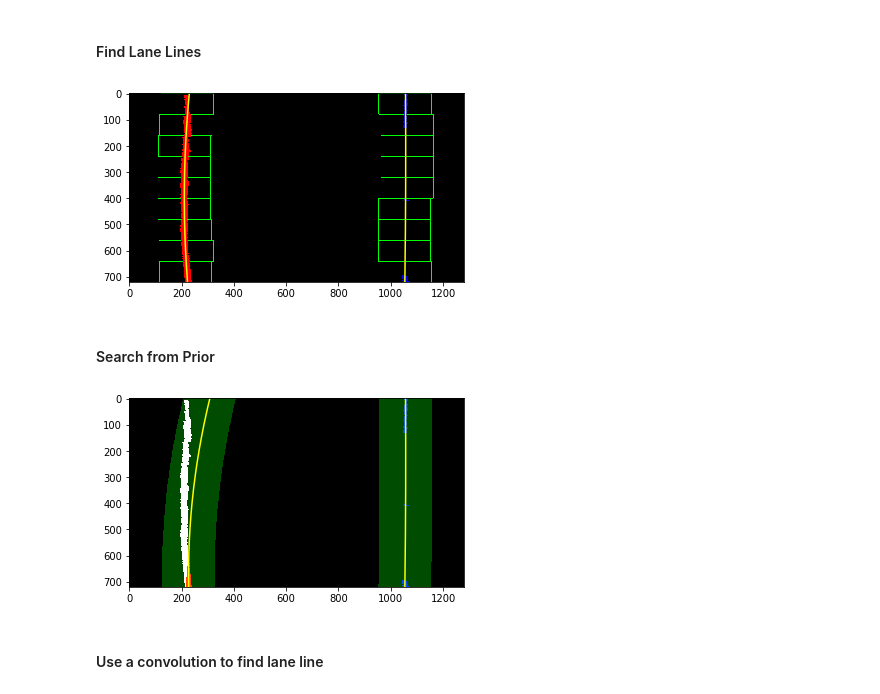
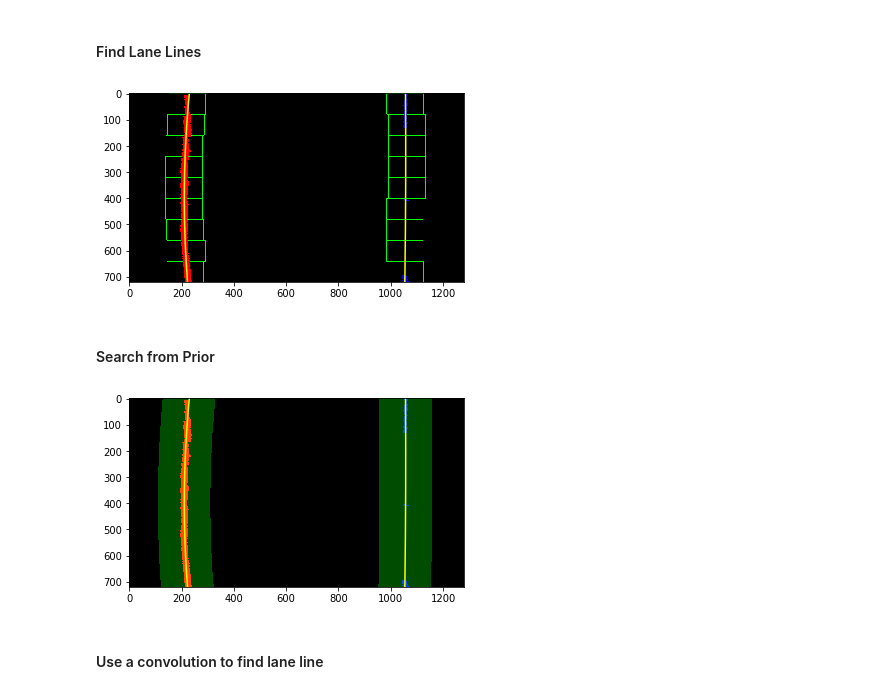
Before and after one commit to ssimontacchi/CarND-Advanced-Lane-Lines, a Jupyter notebook: Advanced_Lane_Finding.ipynb, the cells around one changed output. Saved outputs shown, nothing was run; the diff lists cells and outputs as text; code cells hidden in the pictures.

```diff
--- a/Advanced_Lane_Finding.ipynb
+++ b/Advanced_Lane_Finding.ipynb
@@ -296,7 +296,7 @@ plt.plot(histogram);
 # %%
 # Assuming you have created a warped binary image called "binary_warped"
 # Take a histogram of the bottom half of the image
-histogram = np.sum(warped[binary_warped.shape[0]//2:,:], axis=0)
+histogram = np.sum(binary_warped[binary_warped.shape[0]//2:,:], axis=0)
 # Create an output image to draw on and visualize the result
 out_img = np.dstack((binary_warped, binary_warped, binary_warped))*255
 # Find the peak of the left and right halves of the histogram
@@ -344,7 +344,7 @@ def find_lane_pixels(binary_warped):
     # Number of sliding windows
     nwindows = 9
     # The width of the windows +/- margin
-    margin = 100
+    margin = 70
     # Minimum number of pixels found to recenter window
     minpix = 50
 
@@ -417,46 +417,46 @@ def fit_polynomial(binary_warped):
 
     # Fit a second order polynomial to each using `np.polyfit`
     left_fit = np.polyfit(lefty, leftx, 2)
     right_fit = np.polyfit(righty, rightx, 2)
 
     # Generate x and y values for plotting
     ploty = np.linspace(0, binary_warped.shape[0]-1, binary_warped.shape[0] )
     try:
         left_fitx = left_fit[0]*ploty**2 + left_fit[1]*ploty + left_fit[2]
         right_fitx = right_fit[0]*ploty**2 + right_fit[1]*ploty + right_fit[2]
     except TypeError:
         # Avoids an error if `left` and `right_fit` are still none or incorrect
         print('The function failed to fit a line!')
         left_fitx = 1*ploty**2 + 1*ploty
         right_fitx = 1*ploty**2 + 1*ploty
 
     ## Visualization ##
     # Colors in the left and right lane regions
     out_img[lefty, leftx] = [255, 0, 0]
     out_img[righty, rightx] = [0, 0, 255]
 
     # Plots the left and right polynomials on the lane lines
     plt.plot(left_fitx, ploty, color='yellow')
     plt.plot(right_fitx, ploty, color='yellow')
 
-    return out_img, leftx, lefty, rightx, righty
+    return out_img, left_fit, right_fit
 
 
-out_img, leftx, lefty, rightx, righty = fit_polynomial(binary_warped)
+out_img, left_fit, right_fit = fit_polynomial(binary_warped)
 
 plt.imshow(out_img);
 # %% [output]
-[figure, old version]
+[figure, new version]
 # %% [markdown]
 #### Search from Prior
 # %%
 def fit_poly(img_shape, leftx, lefty, rightx, righty):
-     # Fit a second order polynomial to each with np.polyfit()
+     ### TO-DO: Fit a second order polynomial to each with np.polyfit() ###
     left_fit = np.polyfit(lefty, leftx, 2)
     right_fit = np.polyfit(righty, rightx, 2)
     # Generate x and y values for plotting
     ploty = np.linspace(0, img_shape[0]-1, img_shape[0])
-    # Calc both polynomials using ploty, left_fit and right_fit
+    ### TO-DO: Calc both polynomials using ploty, left_fit and right_fit ###
     left_fitx = left_fit[0]*ploty**2 + left_fit[1]*ploty + left_fit[2]
     right_fitx = right_fit[0]*ploty**2 + right_fit[1]*ploty + right_fit[2]
 
@@ -473,7 +473,7 @@ def search_around_poly(binary_warped):
     nonzeroy = np.array(nonzero[0])
     nonzerox = np.array(nonzero[1])
 
-    ### Set the area of search based on activated x-values ###
+    ### TO-DO: Set the area of search based on activated x-values ###
     ### within the +/- margin of our polynomial function ###
     ### Hint: consider the window areas for the similarly named variables ###
     ### in the previous quiz, but change the windows to our new search area ###
@@ -531,7 +531,7 @@ result = search_around_poly(binary_warped)
 # View your output
 plt.imshow(result);
 # %% [output]
-[figure, old version]
+[figure, new version]
 # %% [markdown]
 #### Use a convolution to find lane line
 # %%
```
Also changed, not shown: parts of 1 cell of this notebook.
